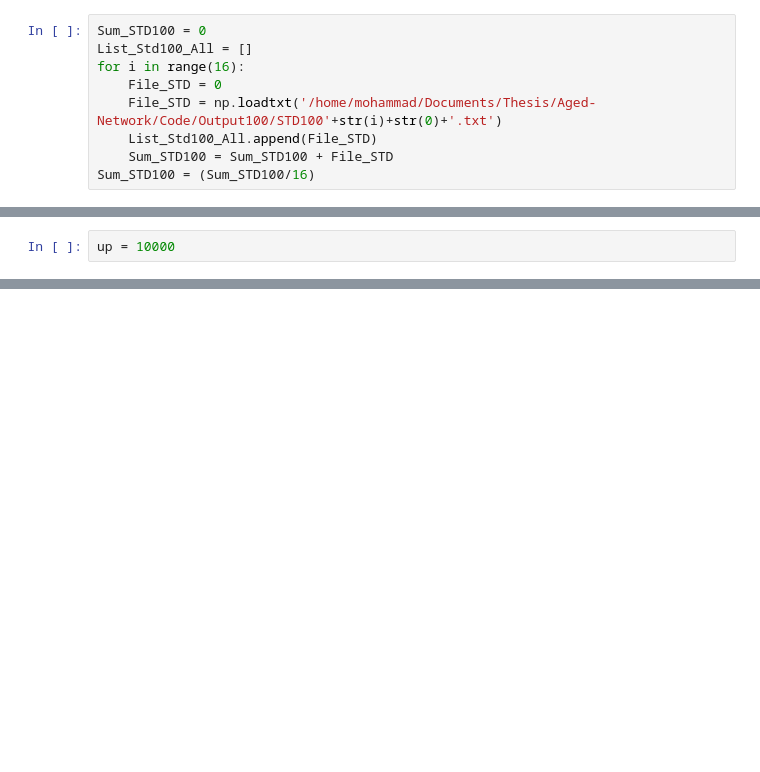
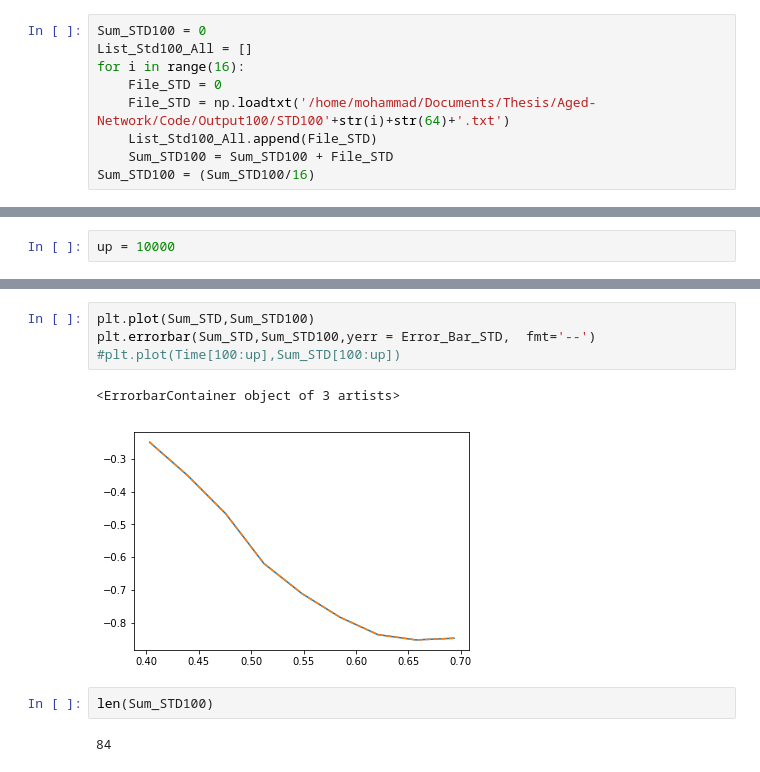
Before and after one commit to herman72/Aged-Network, a Jupyter notebook: Code/ReadData.ipynb, the cells around one changed output, grey strips where cells are left out. Cells and saved outputs as stored; diff of their text form; blank space fills up the shorter version.

```diff
--- a/Code/ReadData.ipynb
+++ b/Code/ReadData.ipynb
@@ -44,7 +44,7 @@ Sum_STD100 = 0
 List_Std100_All = []
 for i in range(16):
     File_STD = 0
-    File_STD = np.loadtxt('/home/mohammad/Documents/Thesis/Aged-Network/Code/Output100/STD100'+str(i)+str(0)+'.txt')
+    File_STD = np.loadtxt('/home/mohammad/Documents/Thesis/Aged-Network/Code/Output100/STD100'+str(i)+str(64)+'.txt')
     List_Std100_All.append(File_STD)
     Sum_STD100 = Sum_STD100 + File_STD
 Sum_STD100 = (Sum_STD100/16)
@@ -84,0 +100,11 @@ plt.savefig('2700vsBalance(128Node)- mean.png',figsize = (12,7),dpi=300)
+# %%
+plt.plot(Sum_STD,Sum_STD100)
+plt.errorbar(Sum_STD,Sum_STD100,yerr = Error_Bar_STD,  fmt='--')
+#plt.plot(Time[100:up],Sum_STD[100:up])
+# %% [output]
+<ErrorbarContainer object of 3 artists>
+[figure, added]
+# %%
+len(Sum_STD100)
+# %% [output]
+84
```
Also changed, not shown: parts of 5 cells of this notebook, 23 other files.
